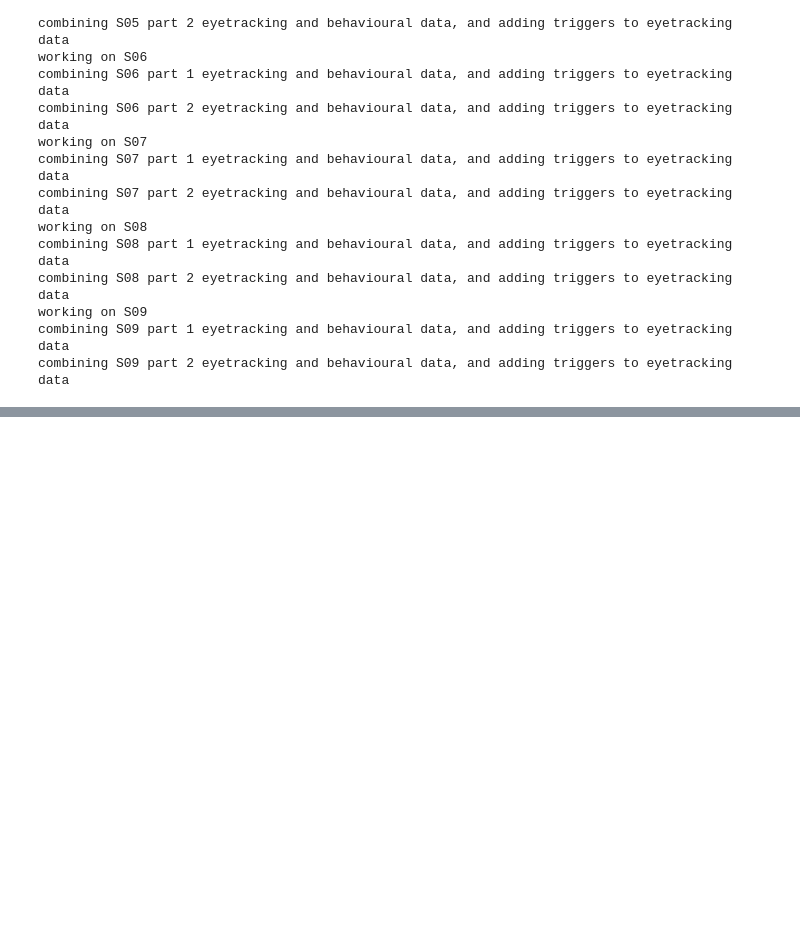
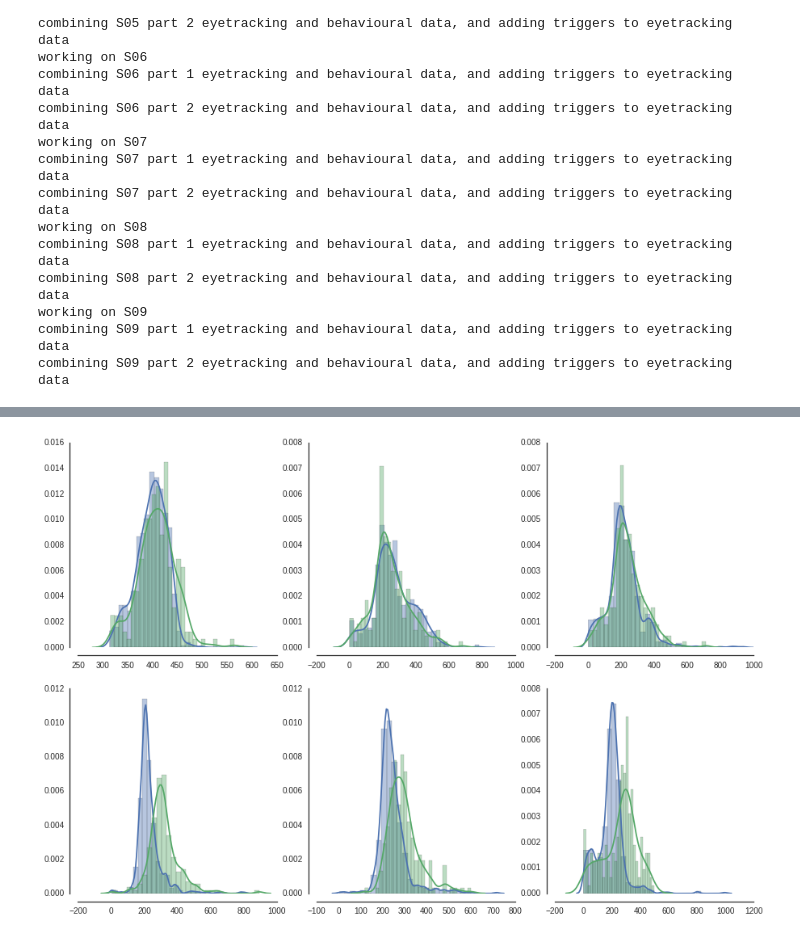
Before and after one commit to Nian-Jingqing/AttentionSaccade, a Jupyter notebook: AttentionSaccade_EyetrackerAnalysis.ipynb, the cells around one changed output, grey strips where cells are left out. Saved outputs shown, nothing was run; the diff lists cells and outputs as text; code cells hidden in the pictures; blank space fills up the shorter version.

```diff
--- a/AttentionSaccade_EyetrackerAnalysis.ipynb
+++ b/AttentionSaccade_EyetrackerAnalysis.ipynb
@@ -316,3 +364,18 @@ print test.statistic, test.pvalue
+# %%
+subs = [0,1,2,3,4,5]
+plt.rcParams['figure.figsize']=(15,10) # 3:2 ratio needed cos 3 columns 2 rows
+subject_histplots = plt.figure()
+sns.set(style = 'white')
+for i in subs:
+    ax1 = subject_histplots.add_subplot(2,3,i+1)
+    sns.distplot(valids[i], bins = 30, ax = ax1)
+    sns.distplot(invalids[i], bins = 30, ax = ax1) # yellow histogram for invalids
+sns.despine(offset = 10, trim = True) # removes the right and top axes from plot
+
+#ax1 = fig.add_subplot(2,3,1)
+#sns.distplot(valids[0], bins = 30, ax = ax1)
+# %% [output]
+[figure, added]
 # %%
 # valids and invalids contains, for each subject
 #an array of the valid and invalid single trial saccade times (non-NaN)
```
Also changed, not shown: parts of 16 cells of this notebook.
